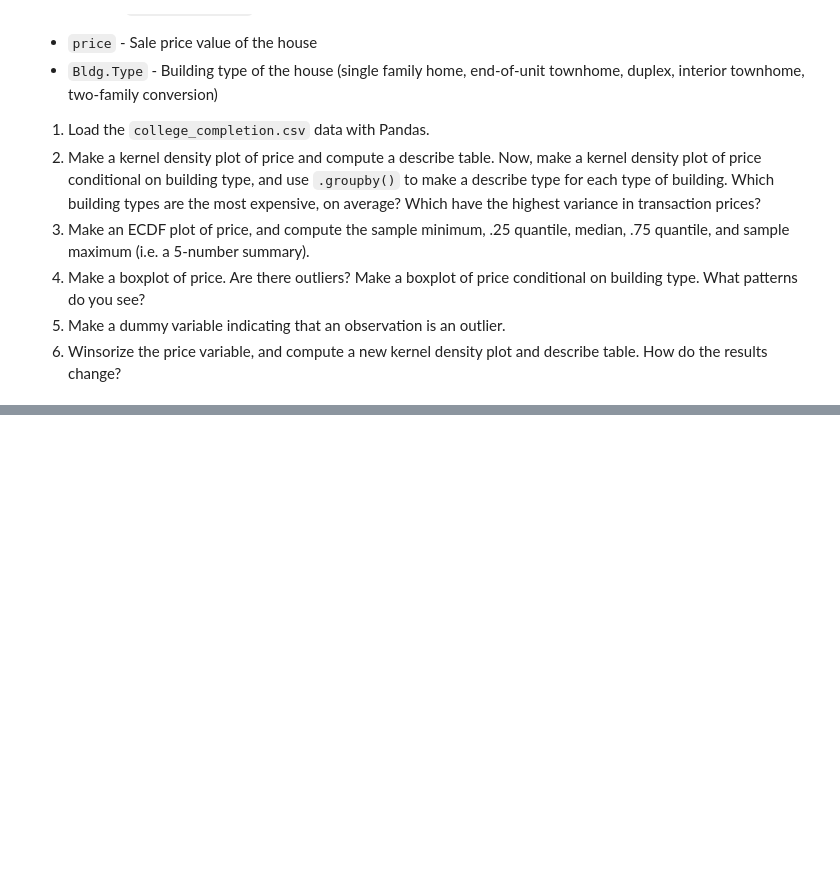
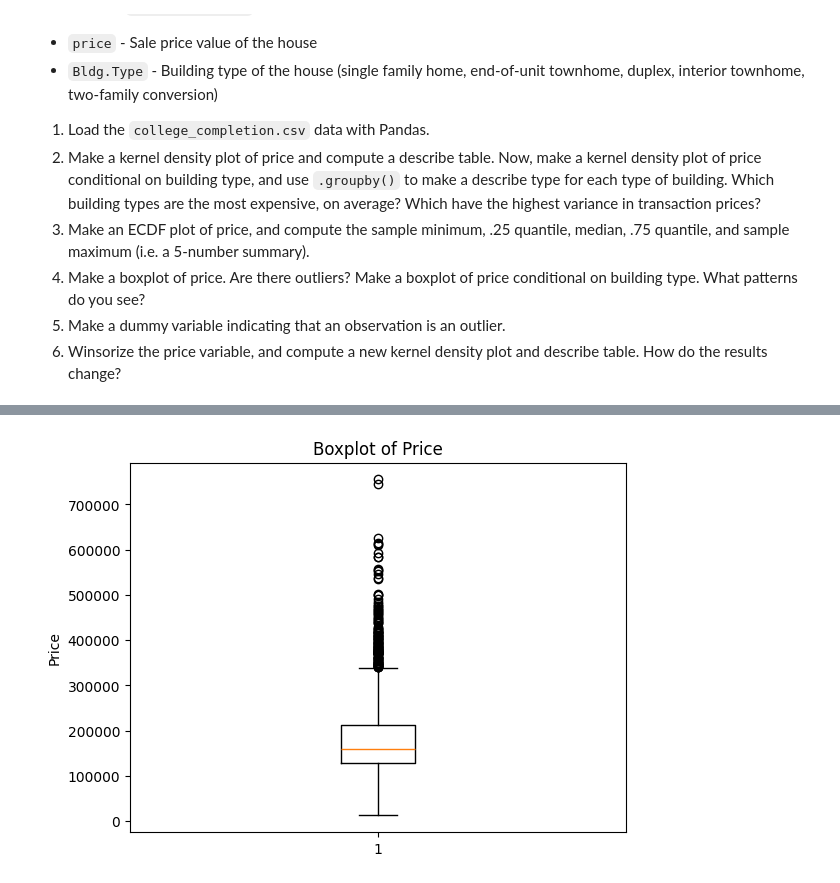
Before and after one commit to RexW999/undergrad_ml_assignments, a Jupyter notebook: 01_assignment_wrangling_and_eda.ipynb, the cells around one changed output, grey strips where cells are left out. Cells and saved outputs as stored; diff of their text form; code cells hidden in the pictures; blank space fills up the shorter version.

```diff
--- a/01_assignment_wrangling_and_eda.ipynb
+++ b/01_assignment_wrangling_and_eda.ipynb
@@ -521,0 +589,7 @@ We'll use the `ames_prices.csv` dataset. The "relevant" variables for this quest
+# %%
+plt.boxplot(df_ames['price'])
+plt.title('Boxplot of Price')
+plt.ylabel('Price')
+plt.show()
+# %% [output]
+[figure, added]
```
Also changed, not shown: parts of 10 cells of this notebook.
